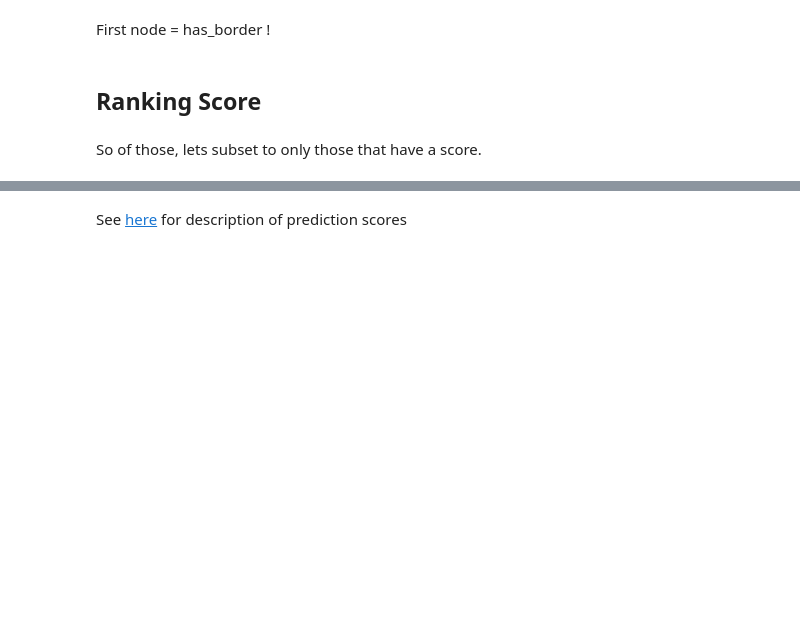
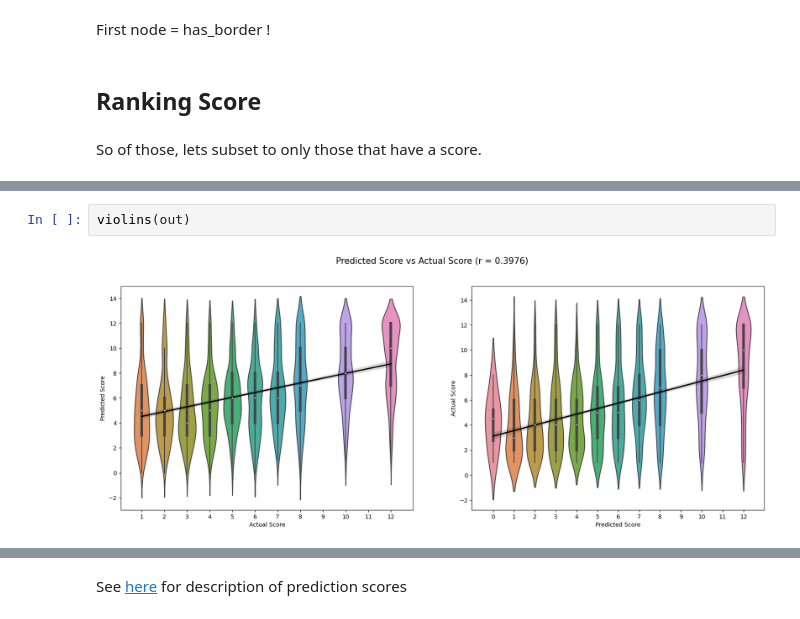
Before and after one commit to KatrionaGoldmann/Eurovision_TDS, a Jupyter notebook: xgboost.ipynb, the cells around one changed output, grey strips where cells are left out. Cells and saved outputs as stored; diff of their text form; blank space fills up the shorter version.

```diff
--- a/xgboost.ipynb
+++ b/xgboost.ipynb
@@ -466,0 +425,4 @@ predictions = (temp.groupby('id').apply(lambda x: predict(model, x)))
+# %%
+violins(out)
+# %% [output]
+[figure, added]
```
Also changed, not shown: parts of 63 cells of this notebook.
